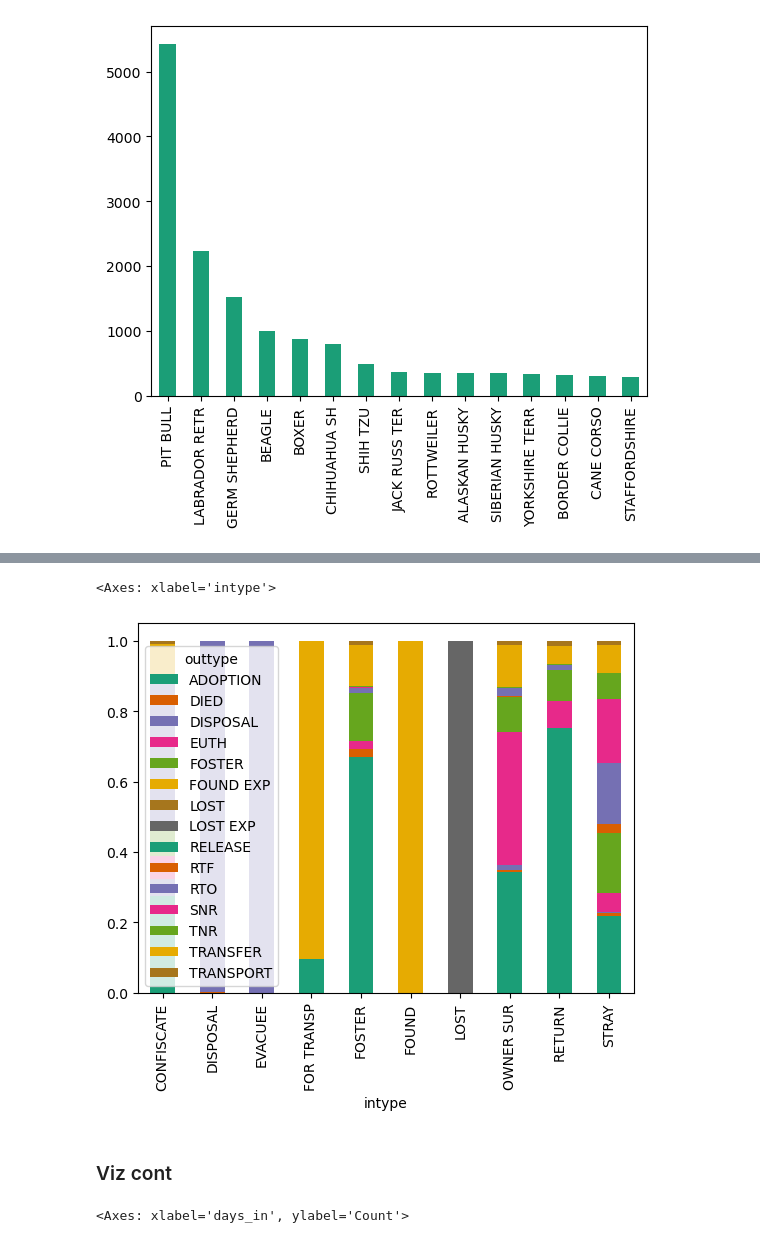
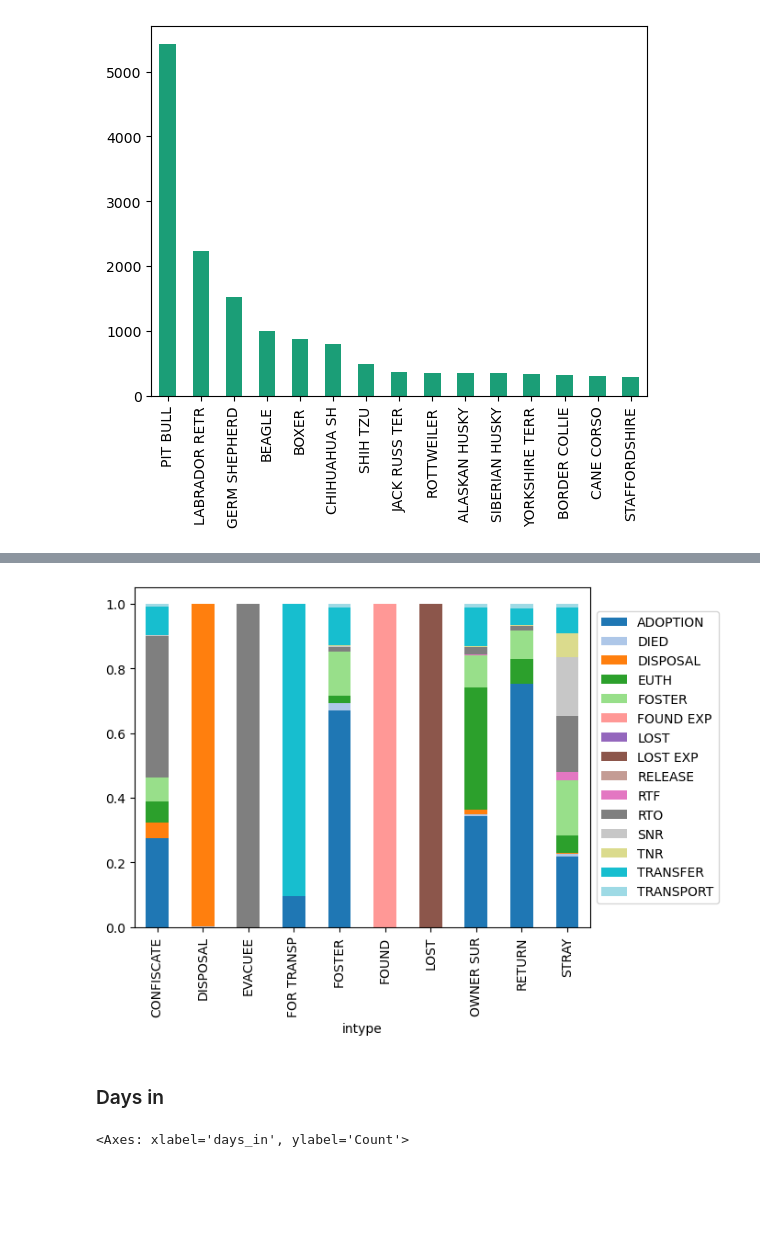
Before and after one commit to jesseAvgonzsmi/animal-predictions, a Jupyter notebook: Data_exploration/exploring_animals.ipynb, the cells around one changed output, grey strips where cells are left out. Drawn from its saved outputs; the diff is of its cells as text; code cells hidden in the pictures; blank space fills up the shorter version.

```diff
--- a/Data_exploration/exploring_animals.ipynb
+++ b/Data_exploration/exploring_animals.ipynb
@@ -179,11 +148,12 @@ plt.show()
 # %%
 intype_outtype_norm = intype_outtype.div(intype_outtype.sum(1), axis = 0)
-intype_outtype_norm.plot(kind='bar',stacked = True)
+ax = intype_outtype_norm.plot(kind='bar', stacked=True, cmap='tab20')
+ax.legend(loc='center left', bbox_to_anchor=(1.0, 0.5))
+plt.show()
 # %% [output]
-<Axes: xlabel='intype'>
-[figure, old version]
+[figure, new version]
-# %% [markdown]
-### Viz cont
+# %% [markdown]
+### Days in
 # %%
 #histogram of days_in with hist
 sns.histplot(data_dc['days_in'])
```
Also changed, not shown: parts of 25 cells of this notebook, 3 other files.
